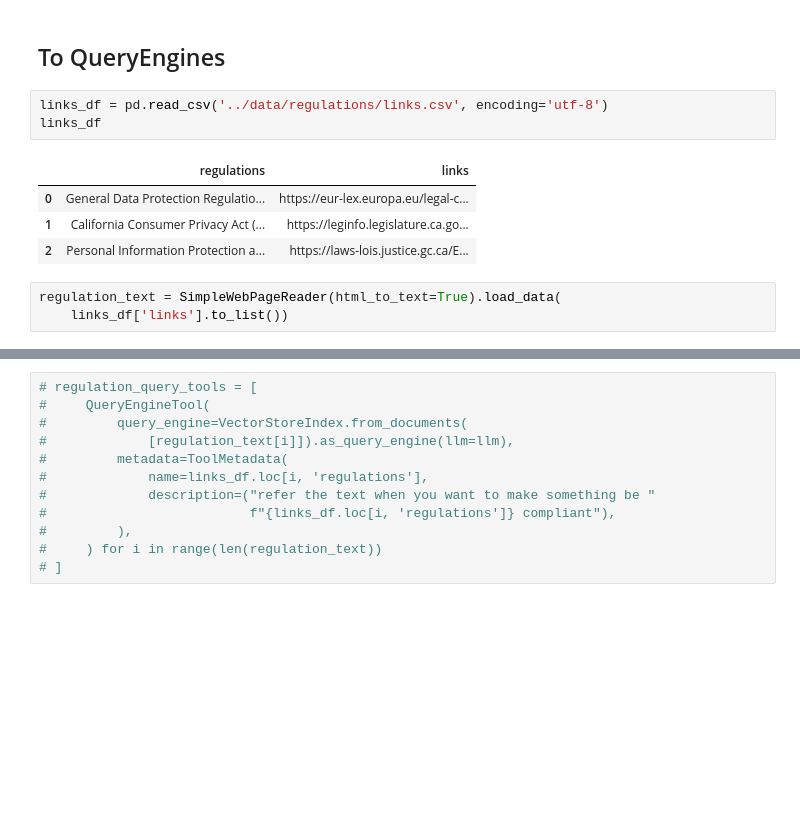
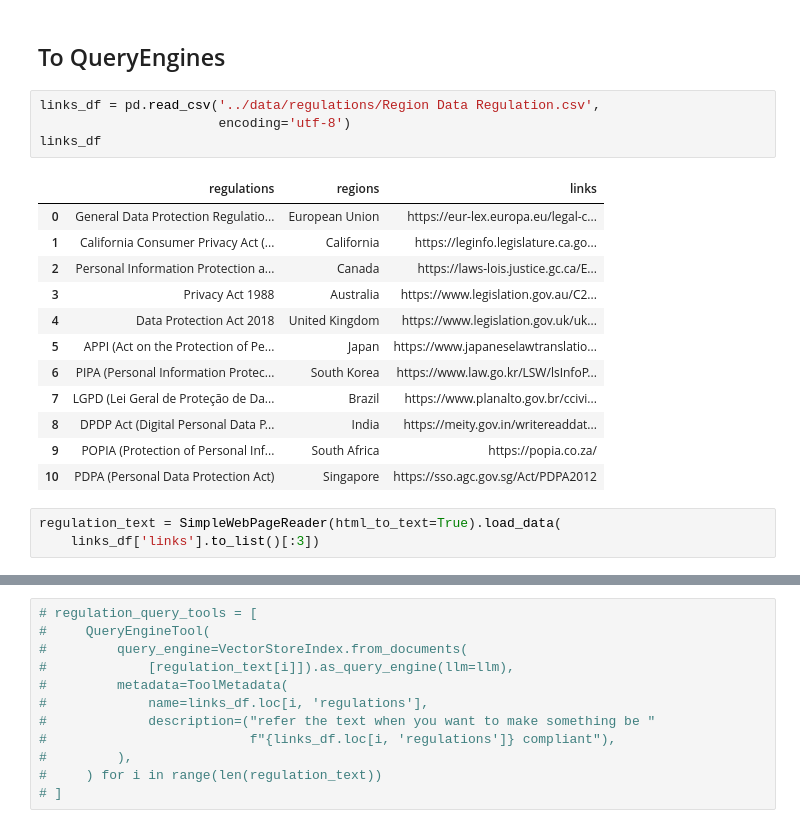
Before and after one commit to Junxiao-Zhao/Capstone-Privacy_Policy_AI_Agent, a Jupyter notebook: notebooks/generators.ipynb, the cells around one changed output, grey strips where cells are left out. Cells and saved outputs as stored; diff of their text form; blank space fills up the shorter version.

```diff
--- a/notebooks/generators.ipynb
+++ b/notebooks/generators.ipynb
@@ -572,13 +590,22 @@ pd.DataFrame(law_links).to_csv('../data/regulations/links.csv',
 # %% [markdown]
 ## To QueryEngines
 # %%
-links_df = pd.read_csv('../data/regulations/links.csv', encoding='utf-8')
+links_df = pd.read_csv('../data/regulations/Region Data Regulation.csv',
+                       encoding='utf-8')
 links_df
 # %% [output]
-|  | regulations | links |
-| 0 | General Data Protection Regulatio... | https://eur-lex.europa.eu/legal-c... |
-| 1 | California Consumer Privacy Act (... | https://leginfo.legislature.ca.go... |
-| 2 | Personal Information Protection a... | https://laws-lois.justice.gc.ca/E... |
+|  | regulations | regions | links |
+| 0 | General Data Protection Regulatio... | European Union | https://eur-lex.europa.eu/legal-c... |
+| 1 | California Consumer Privacy Act (... | California | https://leginfo.legislature.ca.go... |
+| 2 | Personal Information Protection a... | Canada | https://laws-lois.justice.gc.ca/E... |
+| 3 | Privacy Act 1988 | Australia | https://www.legislation.gov.au/C2... |
+| 4 | Data Protection Act 2018 | United Kingdom | https://www.legislation.gov.uk/uk... |
+| 5 | APPI (Act on the Protection of Pe... | Japan | https://www.japaneselawtranslatio... |
+| 6 | PIPA (Personal Information Protec... | South Korea | https://www.law.go.kr/LSW/lsInfoP... |
+| 7 | LGPD (Lei Geral de Proteção de Da... | Brazil | https://www.planalto.gov.br/ccivi... |
+| 8 | DPDP Act (Digital Personal Data P... | India | https://meity.gov.in/writereaddat... |
+| 9 | POPIA (Protection of Personal Inf... | South Africa | https://popia.co.za/ |
+| 10 | PDPA (Personal Data Protection Act) | Singapore | https://sso.agc.gov.sg/Act/PDPA2012 |
 # %%
 regulation_text = SimpleWebPageReader(html_to_text=True).load_data(
-    links_df['links'].to_list())
+    links_df['links'].to_list()[:3])
```
Also changed, not shown: parts of 10 cells of this notebook, 7 other files.
